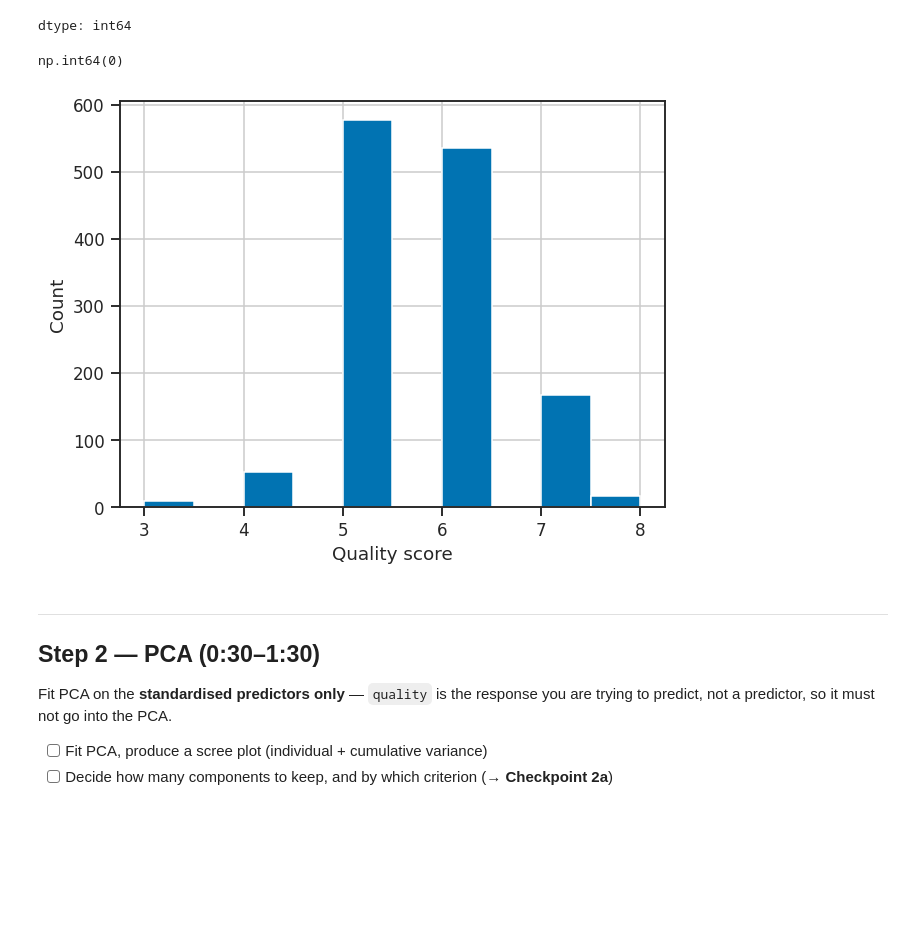
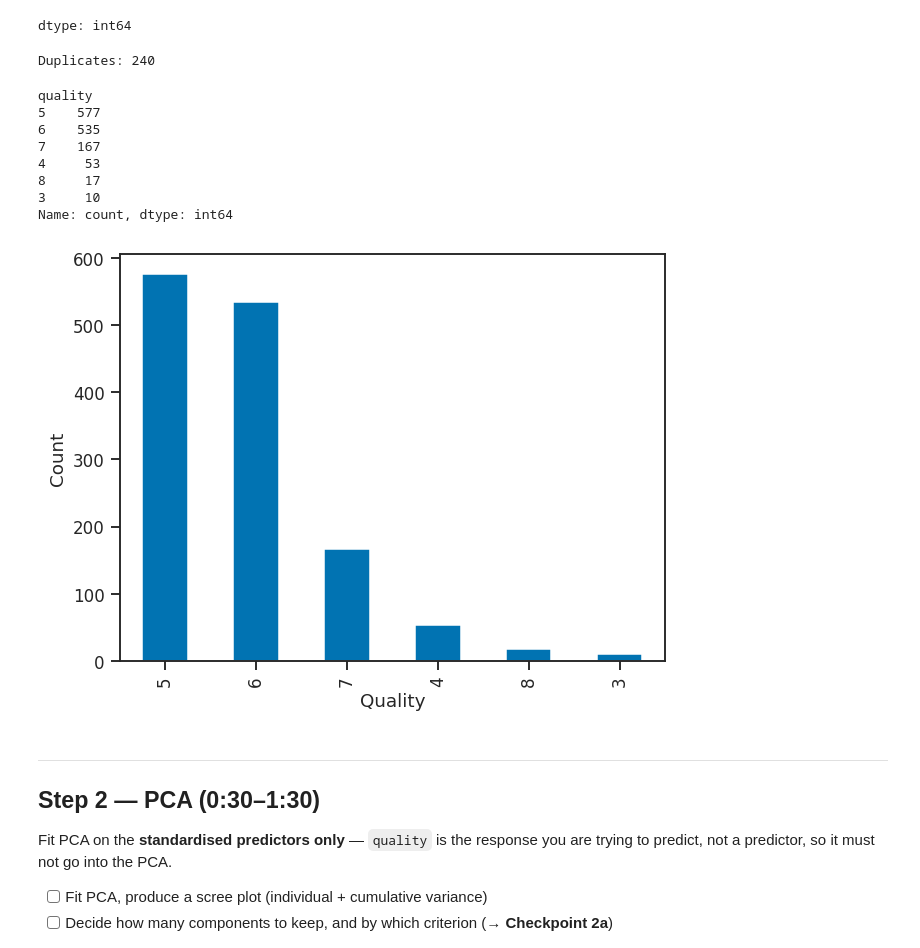
Before and after one commit to emilahlgren/1kb570_2026, a Jupyter notebook: Labs/02_modelling_wine_quality/starter_notebook.ipynb, the cells around one changed output. Drawn from its saved outputs; the diff is of its cells as text; code cells hidden in the pictures; blank space fills up the shorter version.

```diff
--- a/Labs/02_modelling_wine_quality/starter_notebook.ipynb
+++ b/Labs/02_modelling_wine_quality/starter_notebook.ipynb
@@ -121,18 +123,34 @@ dtype: int64
 # TODO: check for duplicate rows (df.duplicated())
 # How many are there? What will you do about them, and why?
 # -- write your reasoning on the answer sheet (Checkpoint 1a), not here
-df.drop_duplicates()
-df.duplicated().sum()
+
+print('Duplicates:', df.duplicated().sum())
+
+# Remove exact duplicates
+df = df.drop_duplicates()
 # %% [output]
-np.int64(0)
+Duplicates: 240
 # %%
-df['quality'].value_counts()
-df['quality'].hist()
-plt.xlabel('Quality score')
+# TODO: look at the distribution of `quality`
+# (value_counts() and/or a histogram are both fine)
+
+print(df['quality'].value_counts())
+
+# Quality distribution
+df['quality'].value_counts().plot.bar()
+plt.xlabel('Quality')
 plt.ylabel('Count')
 plt.show()
 # %% [output]
+quality
+5    577
+6    535
+7    167
+4     53
+8     17
+3     10
+Name: count, dtype: int64
-[figure, old version]
+[figure, new version]
 # %%
 # TODO: separate predictors (X, the 11 physicochemical columns) from the
 # response (y = quality), then standardise X ready for PCA.
```
Also changed, not shown: parts of 25 cells of this notebook.
